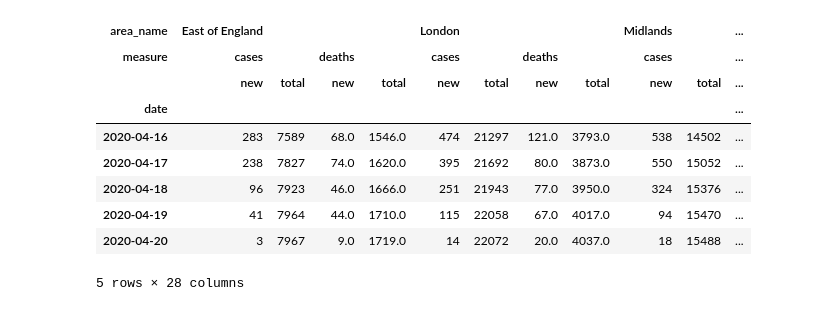
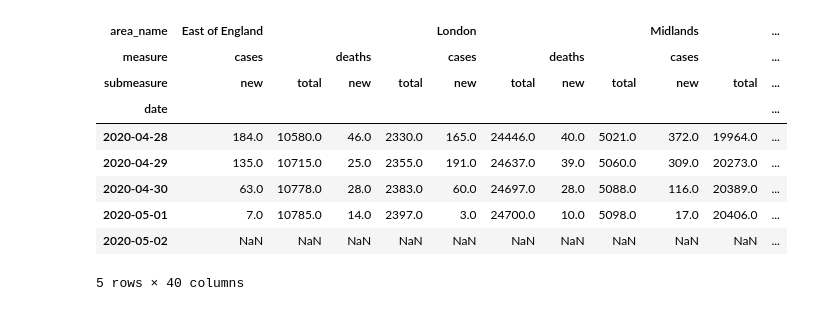
Before and after one commit to mfreeborn/coronavirus-tracker, a Jupyter notebook: Covid-19 England Tracker.ipynb, the cells around one changed output. Cells and saved outputs as stored; diff of their text form; code cells hidden in the pictures.

```diff
--- a/Covid-19 England Tracker.ipynb
+++ b/Covid-19 England Tracker.ipynb
@@ -14,13 +16,12 @@ import xmltodict
 # %%
 def get_england_deaths_df(date: datetime.date) -> pd.DataFrame:
-    """
-    Return a DataFrame of total daily deaths per NHS England region.
+    """Return a DataFrame of total daily deaths per NHS England region.
 
     The datasource is from NHS England at:
     https://www.england.nhs.uk/statistics/statistical-work-areas/covid-19-daily-deaths/
     """
-    url = f"https://www.england.nhs.uk/statistics/wp-content/uploads/sites/2/2020/04/" \
-          f"COVID-19-total-announced-deaths-{date:%d-%B-%Y}.xlsx"
+    url = f"https://www.england.nhs.uk/statistics/wp-content/uploads/sites/2/2020/{date:%m}/" \
+          f"COVID-19-total-announced-deaths-{date:%-d-%B-%Y}.xlsx"
 
     deaths_df = pd.read_excel(
         url,
@@ -52,14 +53,14 @@ def get_england_deaths_df(date: datetime.date) -> pd.DataFrame:
     })
 
     # now give a breakdown of deaths in terms of daily cumulative total as well as the new cases per day
-    columns = pd.MultiIndex.from_product([deaths_df.columns, ["deaths"], ["new"]], names=["area_name", "measure", None])
+    columns = pd.MultiIndex.from_product(
+        [deaths_df.columns, ["deaths"], ["new"]], names=["area_name", "measure", "submeasure"]
+    )
     deaths_df.columns = columns
 
     for area in deaths_df.columns.get_level_values("area_name"):
         deaths_df[area, "deaths", "total"] = deaths_df[area, "deaths", "new"].cumsum()
 
-    deaths_df = deaths_df.sort_index(axis=1)
-
     return deaths_df
 # %%
 # deaths data taken from https://www.england.nhs.uk/statistics/statistical-work-areas/covid-19-daily-deaths/
@@ -183,0 +91,6 @@ england_cases_df
+# %%
+# Non-England-deaths data taken from PHE's tracker: https://coronavirus.data.gov.uk
+
+covid_data_url = f"https://c19downloads.azureedge.net/downloads/data/data_latest.json"
+
+covid_data = requests.get(covid_data_url).json()
@@ -183,0 +142,8 @@ england_cases_df
+# %%
+# missing time series cases data for Scotland, Wales and NI
+swni_df = swni_deaths_df
+for area in areas:
+    swni_df[area, "cases", "new"] = np.nan
+    swni_df[area, "cases", "total"] = np.nan
+
+swni_df.sort_index(axis=1).tail()
@@ -183,0 +160,3 @@ england_cases_df
+# %%
+deaths_df = pd.concat([swni_deaths_df, england_deaths_df], axis=1)#.astype(pd.Int32Dtype())
+deaths_df
@@ -184,18 +257,19 @@ england_cases_df
 # %%
 # merge the cases and deaths dataframes into one
-england_df = pd.concat([england_cases_df, england_deaths_df], axis=1, levels=["measure"])
-england_df.sort_index(axis=1).tail()
+deaths_and_cases_df = pd.concat([england_cases_df, deaths_df], axis=1, levels=["measure"])#.astype(pd.Int32Dtype())
+deaths_and_cases_df = deaths_and_cases_df.sort_index(axis=1)
+deaths_and_cases_df.tail()
 # %% [output]
 | area_name | East of England |  |  |  | London |  |  |  | Midlands |  | ... |
 | measure | cases |  | deaths |  | cases |  | deaths |  | cases |  | ... |
-|  | new | total | new | total | new | total | new | total | new | total | ... |
+| submeasure | new | total | new | total | new | total | new | total | new | total | ... |
 | date |  |  |  |  |  |  |  |  |  |  | ... |
-| 2020-04-16 | 283 | 7589 | 68.0 | 1546.0 | 474 | 21297 | 121.0 | 3793.0 | 538 | 14502 | ... |
-| 2020-04-17 | 238 | 7827 | 74.0 | 1620.0 | 395 | 21692 | 80.0 | 3873.0 | 550 | 15052 | ... |
-| 2020-04-18 | 96 | 7923 | 46.0 | 1666.0 | 251 | 21943 | 77.0 | 3950.0 | 324 | 15376 | ... |
-| 2020-04-19 | 41 | 7964 | 44.0 | 1710.0 | 115 | 22058 | 67.0 | 4017.0 | 94 | 15470 | ... |
-| 2020-04-20 | 3 | 7967 | 9.0 | 1719.0 | 14 | 22072 | 20.0 | 4037.0 | 18 | 15488 | ... |
+| 2020-04-28 | 184.0 | 10580.0 | 46.0 | 2330.0 | 165.0 | 24446.0 | 40.0 | 5021.0 | 372.0 | 19964.0 | ... |
+| 2020-04-29 | 135.0 | 10715.0 | 25.0 | 2355.0 | 191.0 | 24637.0 | 39.0 | 5060.0 | 309.0 | 20273.0 | ... |
+| 2020-04-30 | 63.0 | 10778.0 | 28.0 | 2383.0 | 60.0 | 24697.0 | 28.0 | 5088.0 | 116.0 | 20389.0 | ... |
+| 2020-05-01 | 7.0 | 10785.0 | 14.0 | 2397.0 | 3.0 | 24700.0 | 10.0 | 5098.0 | 17.0 | 20406.0 | ... |
+| 2020-05-02 | NaN | NaN | NaN | NaN | NaN | NaN | NaN | NaN | NaN | NaN | ... |
-5 rows × 28 columns
+5 rows × 40 columns
 # %%
 # NHS England population statistics taken from:
 # https://www.ons.gov.uk/peoplepopulationandcommunity/populationandmigration/populationestimates/datasets/clinicalcommissioninggroupmidyearpopulationestimates
```
Also changed, not shown: parts of 11 cells of this notebook.
